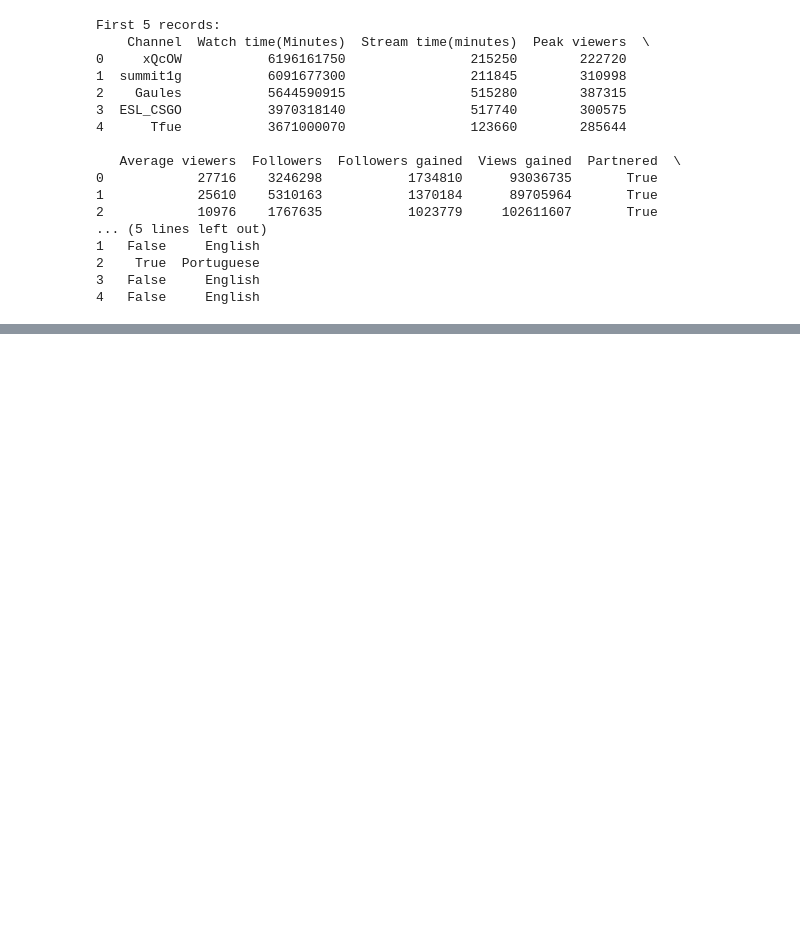
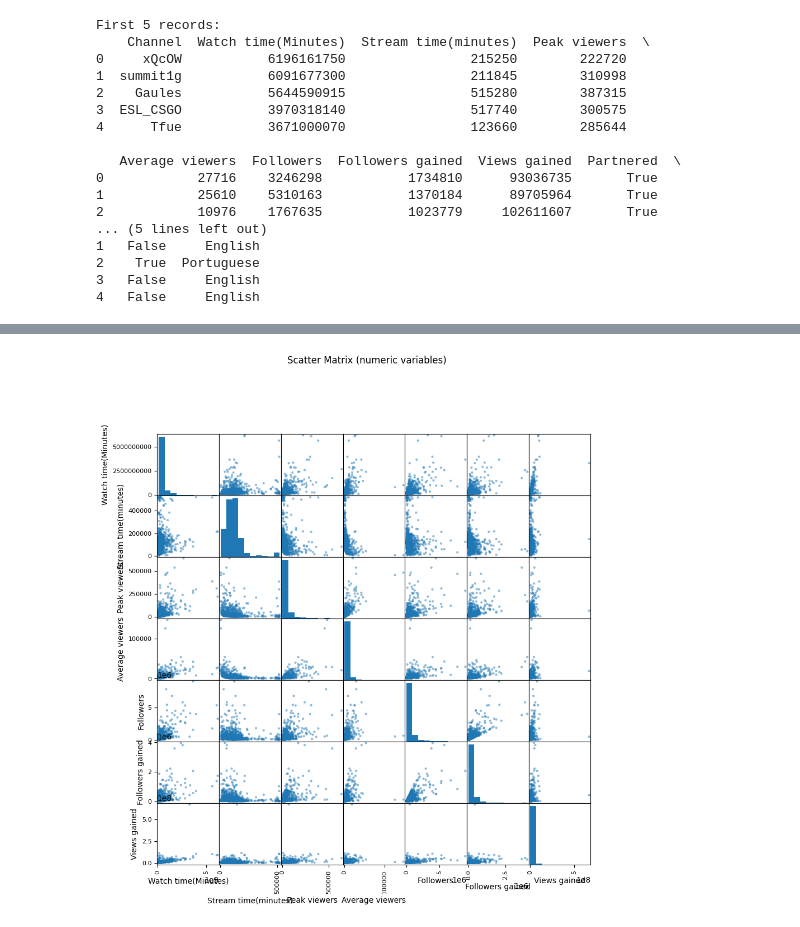
Before and after one commit to datasheng/csc46000-team-project-the-entrepreneurz, a Jupyter notebook: ortiz_eda.ipynb, the cells around one changed output, grey strips where cells are left out. Drawn from its saved outputs; the diff is of its cells as text; code cells hidden in the pictures; blank space fills up the shorter version.

```diff
--- a/ortiz_eda.ipynb
+++ b/ortiz_eda.ipynb
@@ -25,0 +103,7 @@ First 5 records:
+# %%
+# Scatter matrix for numeric columns
+axes = scatter_matrix(df[numeric_cols], alpha=0.5, figsize=(10,10), diagonal='hist')
+plt.suptitle('Scatter Matrix (numeric variables)', y=1.02)
+plt.show()
+# %% [output]
+[figure, added]
```
Also changed, not shown: parts of 9 cells of this notebook, 9 other files.
